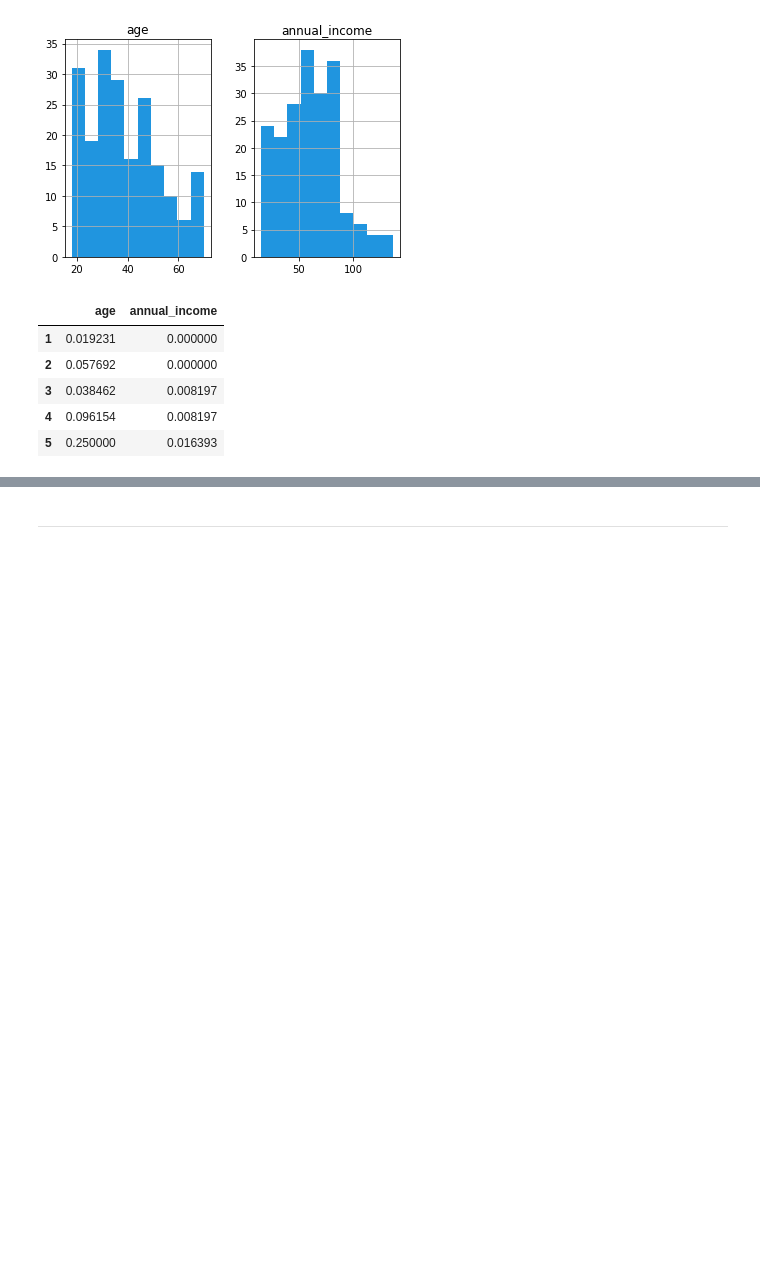
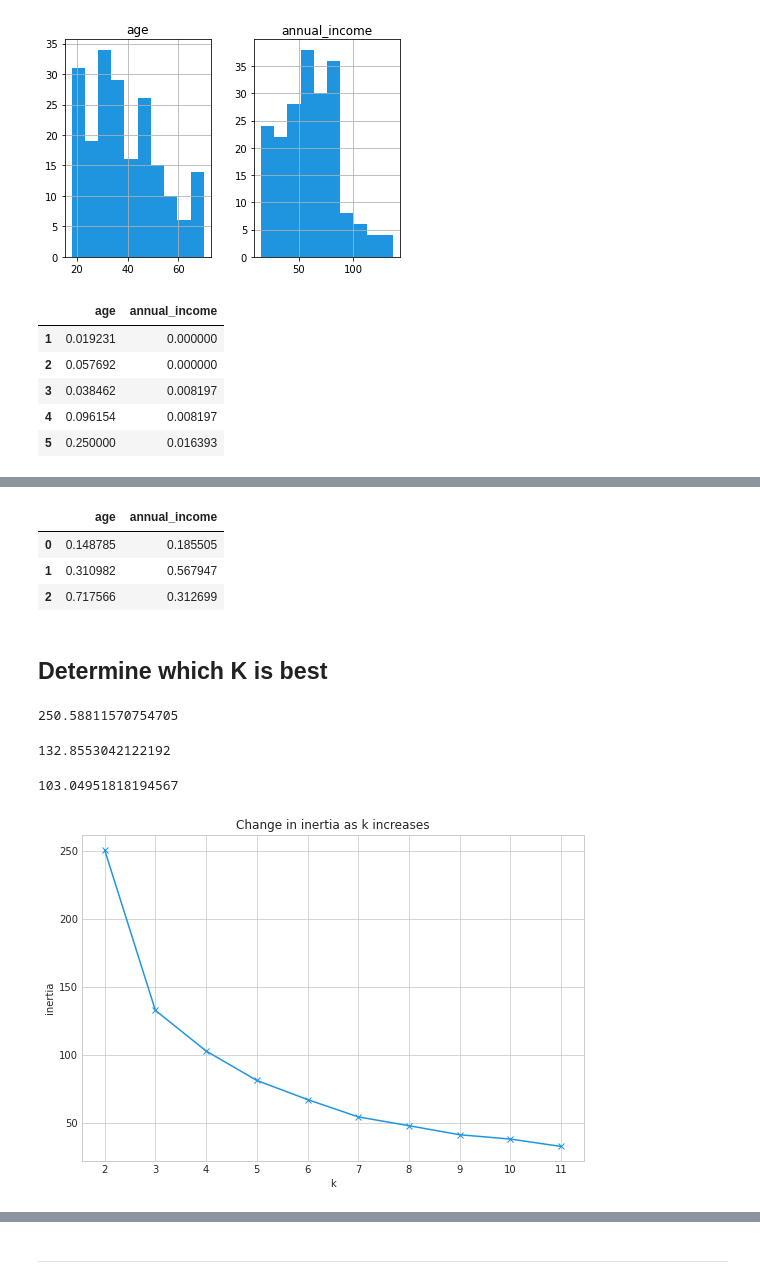
Before and after one commit to natasharivers/Clustering, a Jupyter notebook: modeling.ipynb, the cells around one changed output, grey strips where cells are left out. Saved outputs shown, nothing was run; the diff lists cells and outputs as text; code cells hidden in the pictures; blank space fills up the shorter version.

```diff
--- a/modeling.ipynb
+++ b/modeling.ipynb
@@ -319,0 +353,64 @@ df.sample(15)
+# %%
+# Make a dataframe of scaled centroids
+centroids_scaled = pd.DataFrame(kmeans.cluster_centers_, columns=X.columns)
+centroids_scaled
+# %% [output]
+|  | age | annual_income |
+| 0 | 0.148785 | 0.185505 |
+| 1 | 0.310982 | 0.567947 |
+| 2 | 0.717566 | 0.312699 |
+# %% [markdown]
+## Determine which K is best
+# %%
+#identify X
+X = df[['age', 'annual_income']]
+
+#fit the model
+scaler = StandardScaler().fit(X)
+
+#transform the model
+X_scaled = pd.DataFrame(scaler.transform(X), columns= X.columns).set_index([X.index.values])
+# %%
+#with k of 2 the inertia is 250
+k =2
+
+kmeans = KMeans(n_clusters= k)
+kmeans.fit(X_scaled)
+kmeans.inertia_
+# %% [output]
+250.58811570754705
+# %%
+#with k of 3 the inertia is 132
+#very large drop off, nearly half
+k =3
+
+kmeans = KMeans(n_clusters= k)
+kmeans.fit(X_scaled)
+kmeans.inertia_
+# %% [output]
+132.8553042122192
+# %%
+#with k of 4 the inertia is 103
+#still a large drop off but not AS much
+k =4
+
+kmeans = KMeans(n_clusters= k)
+kmeans.fit(X_scaled)
+kmeans.inertia_
+# %% [output]
+103.04951818194567
+# %%
+# lets plot inertia vs k
+#lot inertia with k from 2-11
+with plt.style.context('seaborn-whitegrid'):
+    plt.figure(figsize=(9, 6))
+    pd.Series({k: KMeans(k).fit(X_scaled).inertia_ for k in range(2, 12)}).plot(marker='x')
+    plt.xticks(range(2, 12))
+    plt.xlabel('k')
+    plt.ylabel('inertia')
+    plt.title('Change in inertia as k increases')
+
+#this is subjective.
+#when the drop off stopswe would chose that K
+# %% [output]
+[figure, added]
```
Also changed, not shown: parts of 13 cells of this notebook.
